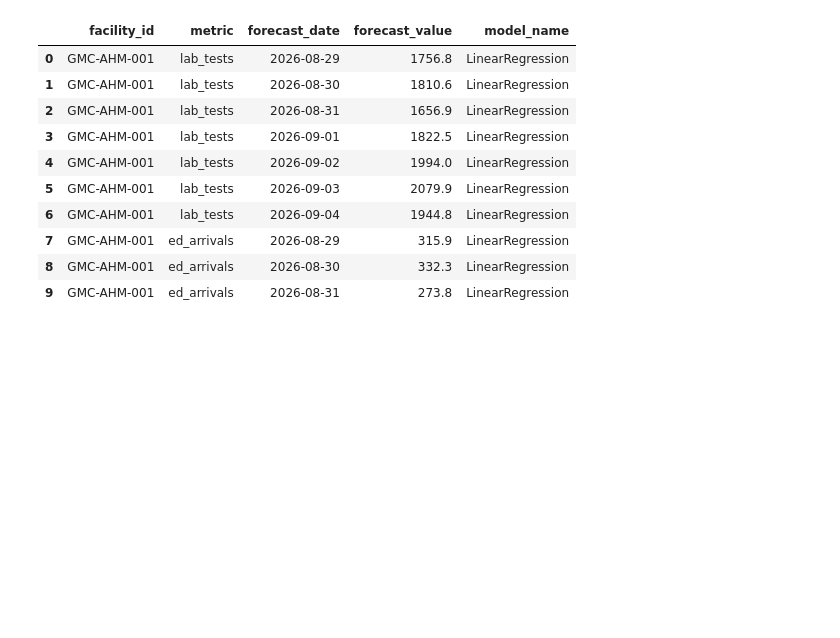
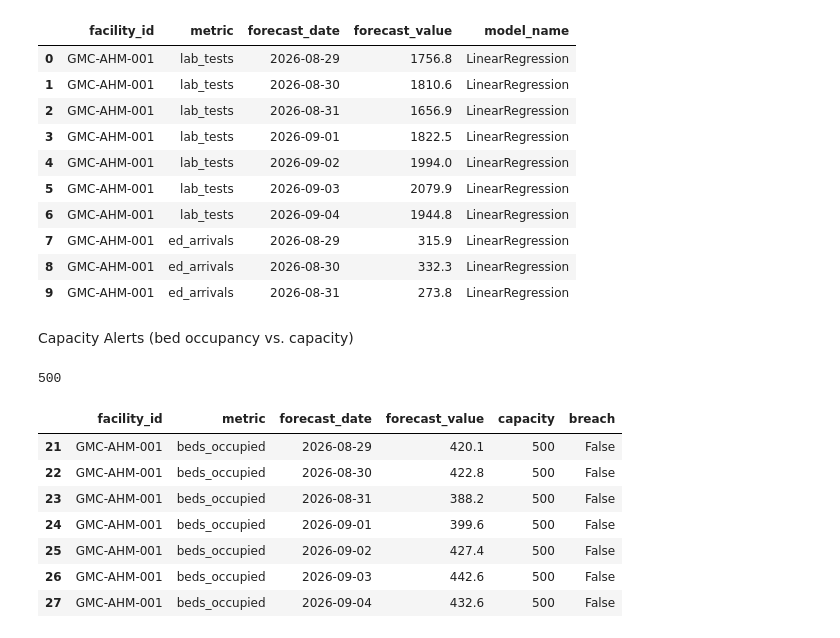
Before and after one commit to DenilTalaviya7074/Hospital-Operational-Forecasting, a Jupyter notebook: forcast_1.ipynb, the cells around one changed output. Cells and saved outputs as stored; diff of their text form; code cells hidden in the pictures; blank space fills up the shorter version.

Commit message:
capacity alert complete with csv

```diff
--- a/forcast_1.ipynb
+++ b/forcast_1.ipynb
@@ -432,3 +434,27 @@ forecasts_next7.head(10)
 | 7 | GMC-AHM-001 | ed_arrivals | 2026-08-29 | 315.9 | LinearRegression |
 | 8 | GMC-AHM-001 | ed_arrivals | 2026-08-30 | 332.3 | LinearRegression |
 | 9 | GMC-AHM-001 | ed_arrivals | 2026-08-31 | 273.8 | LinearRegression |
+# %% [markdown]
+Capacity Alerts (bed occupancy vs. capacity)
+# %%
+BED_CAPACITY = int(df["beds_total"].iloc[0])
+BED_CAPACITY
+# %% [output]
+500
+# %%
+beds_forecast = forecasts_next7[forecasts_next7["metric"] == "beds_occupied"].copy()
+beds_forecast["capacity"] = BED_CAPACITY
+beds_forecast["breach"] = beds_forecast["forecast_value"] > BED_CAPACITY
+# %%
+capacity_alerts = beds_forecast[["facility_id", "metric", "forecast_date", "forecast_value", "capacity", "breach"]]
+capacity_alerts.to_csv("capacity_alerts.csv", index=False)
+capacity_alerts
+# %% [output]
+|  | facility_id | metric | forecast_date | forecast_value | capacity | breach |
+| 21 | GMC-AHM-001 | beds_occupied | 2026-08-29 | 420.1 | 500 | False |
+| 22 | GMC-AHM-001 | beds_occupied | 2026-08-30 | 422.8 | 500 | False |
+| 23 | GMC-AHM-001 | beds_occupied | 2026-08-31 | 388.2 | 500 | False |
+| 24 | GMC-AHM-001 | beds_occupied | 2026-09-01 | 399.6 | 500 | False |
+| 25 | GMC-AHM-001 | beds_occupied | 2026-09-02 | 427.4 | 500 | False |
+| 26 | GMC-AHM-001 | beds_occupied | 2026-09-03 | 442.6 | 500 | False |
+| 27 | GMC-AHM-001 | beds_occupied | 2026-09-04 | 432.6 | 500 | False |
```
Also changed, not shown: parts of 1 cell of this notebook, 1 other file.
